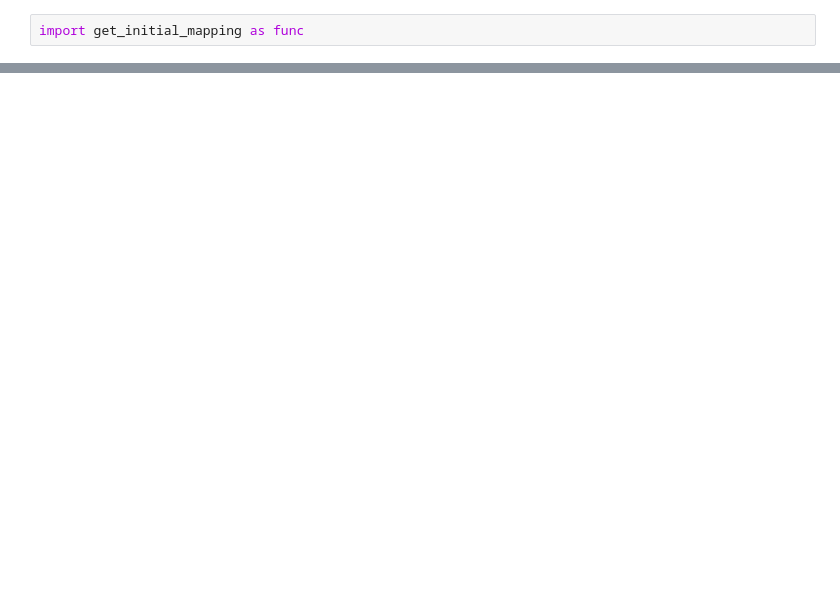
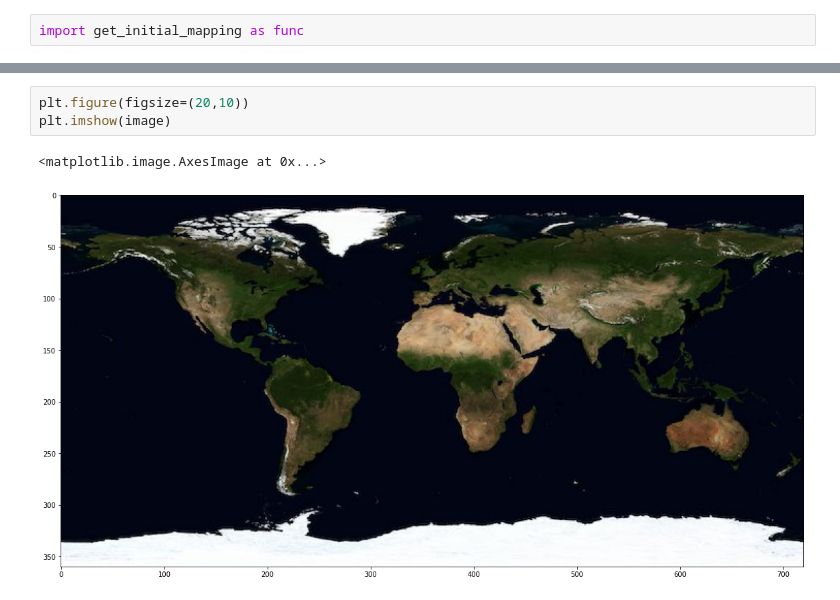
Before and after one commit to paulaharder/ClimateCrisisHackathon_AIArt, a Jupyter notebook: load_data_to_xarray_demo.ipynb, the cells around one changed output, grey strips where cells are left out. Saved outputs shown, nothing was run; the diff lists cells and outputs as text; blank space fills up the shorter version.

```diff
--- a/load_data_to_xarray_demo.ipynb
+++ b/load_data_to_xarray_demo.ipynb
@@ -31,0 +57,6 @@ func.T_mapping(T_map, 10, T_ref)
+# %%
+plt.figure(figsize=(20,10))
+plt.imshow(image)
+# %% [output]
+<matplotlib.image.AxesImage at 0x...>
+[figure, added]
```
Also changed, not shown: parts of 14 cells of this notebook, 1 other file.
